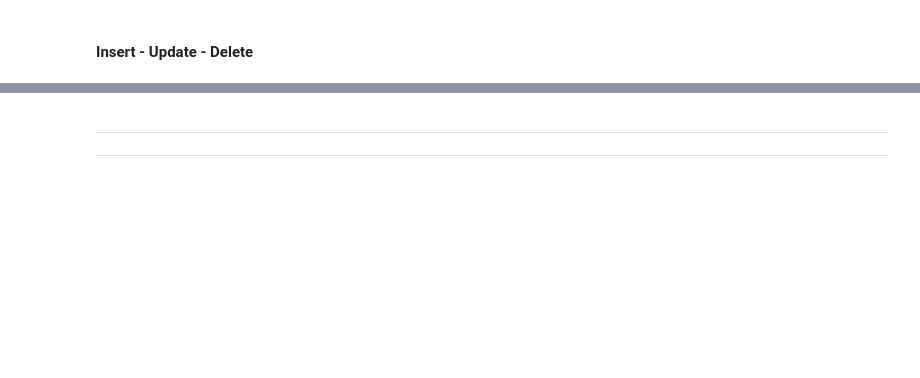
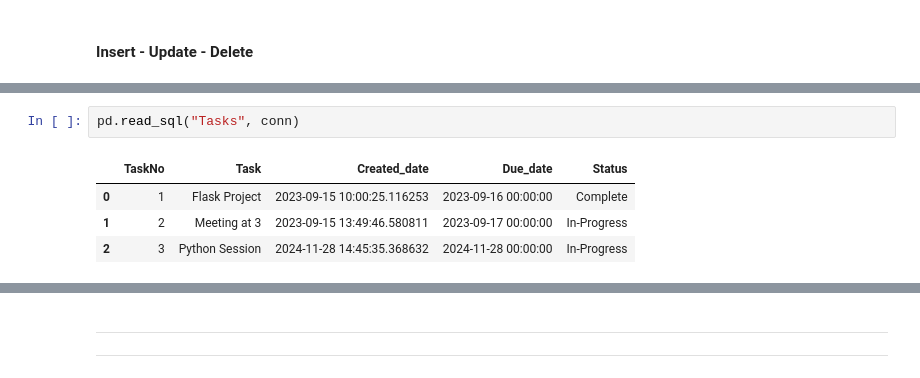
Before and after one commit to knowledge-corner/Oracle_Nov_24, a Jupyter notebook: Day - 4.ipynb, the cells around one changed output, grey strips where cells are left out. Cells and saved outputs as stored; diff of their text form; blank space fills up the shorter version.

```diff
--- a/Day - 4.ipynb
+++ b/Day - 4.ipynb
@@ -488,0 +691,7 @@ customers
+# %%
+pd.read_sql("Tasks", conn)
+# %% [output]
+|  | TaskNo | Task | Created_date | Due_date | Status |
+| 0 | 1 | Flask Project | 2023-09-15 10:00:25.116253 | 2023-09-16 00:00:00 | Complete |
+| 1 | 2 | Meeting at 3 | 2023-09-15 13:49:46.580811 | 2023-09-17 00:00:00 | In-Progress |
+| 2 | 3 | Python Session | 2024-11-28 14:45:35.368632 | 2024-11-28 00:00:00 | In-Progress |
```
Also changed, not shown: parts of 31 cells of this notebook, 3 other files.
